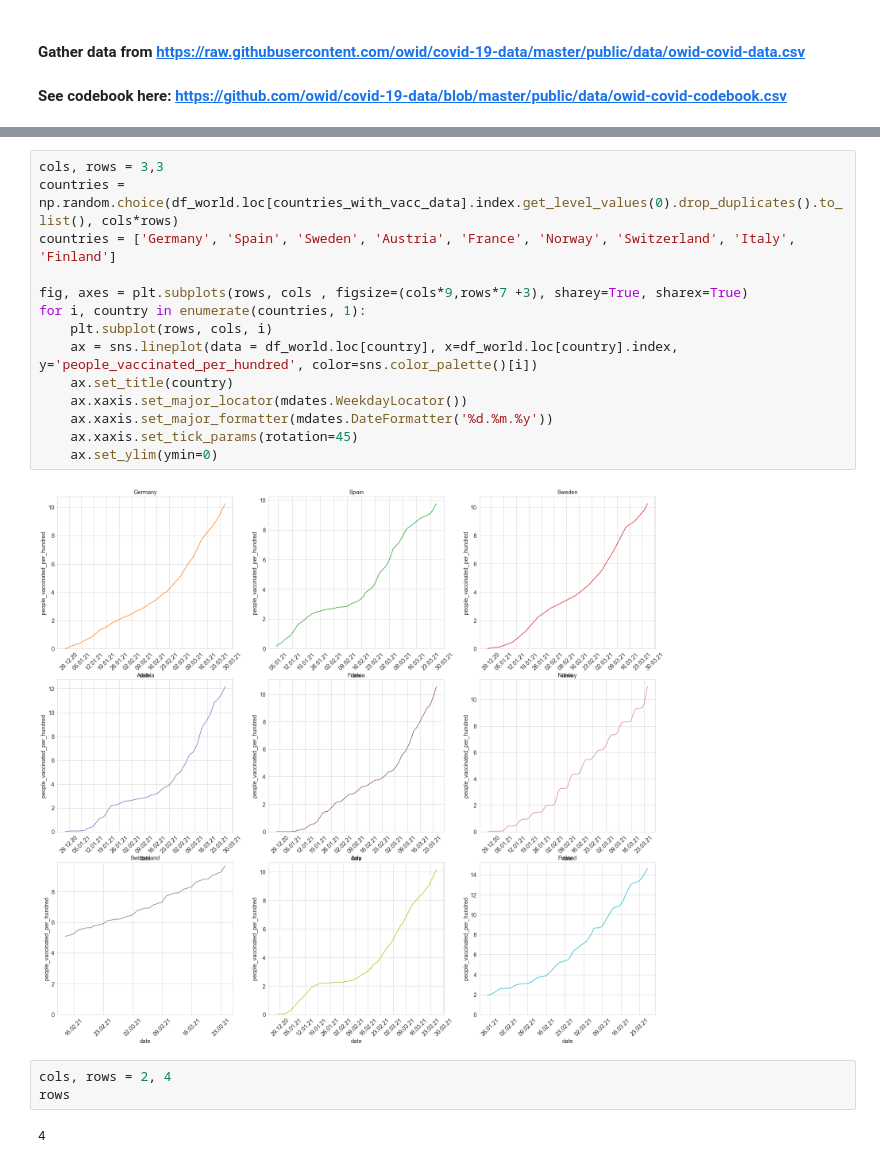
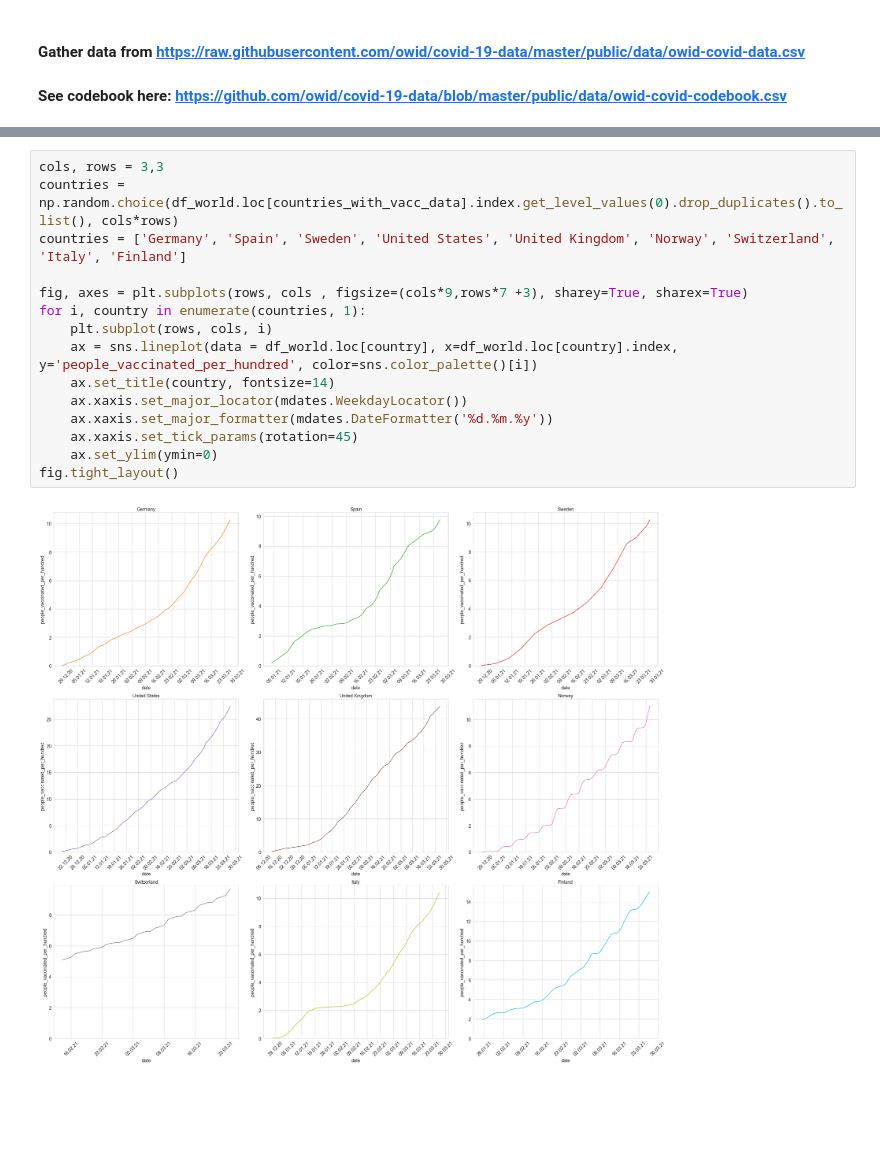
Before and after one commit to normannexo/COVID-19, a Jupyter notebook: owid_vaccinations.ipynb, the cells around one changed output, grey strips where cells are left out. Cells and saved outputs as stored; diff of their text form; blank space fills up the shorter version.

Commit message:
added chart vaccination rate

```diff
--- a/owid_vaccinations.ipynb
+++ b/owid_vaccinations.ipynb
@@ -77,21 +58,17 @@ countries_with_vacc_data
 # %%
 cols, rows = 3,3
 countries = np.random.choice(df_world.loc[countries_with_vacc_data].index.get_level_values(0).drop_duplicates().to_list(), cols*rows)
-countries = ['Germany', 'Spain', 'Sweden', 'Austria', 'France', 'Norway', 'Switzerland', 'Italy', 'Finland']
+countries = ['Germany', 'Spain', 'Sweden', 'United States', 'United Kingdom', 'Norway', 'Switzerland', 'Italy', 'Finland']
 
 fig, axes = plt.subplots(rows, cols , figsize=(cols*9,rows*7 +3), sharey=True, sharex=True)
 for i, country in enumerate(countries, 1):
     plt.subplot(rows, cols, i)
     ax = sns.lineplot(data = df_world.loc[country], x=df_world.loc[country].index, y='people_vaccinated_per_hundred', color=sns.color_palette()[i])
-    ax.set_title(country)
+    ax.set_title(country, fontsize=14)
     ax.xaxis.set_major_locator(mdates.WeekdayLocator())
     ax.xaxis.set_major_formatter(mdates.DateFormatter('%d.%m.%y'))
     ax.xaxis.set_tick_params(rotation=45)
     ax.set_ylim(ymin=0)
+fig.tight_layout()
 # %% [output]
-[figure, old version]
+[figure, new version]
-# %%
-cols, rows = 2, 4
-rows
-# %% [output]
-4
```
Also changed, not shown: parts of 12 cells of this notebook.
